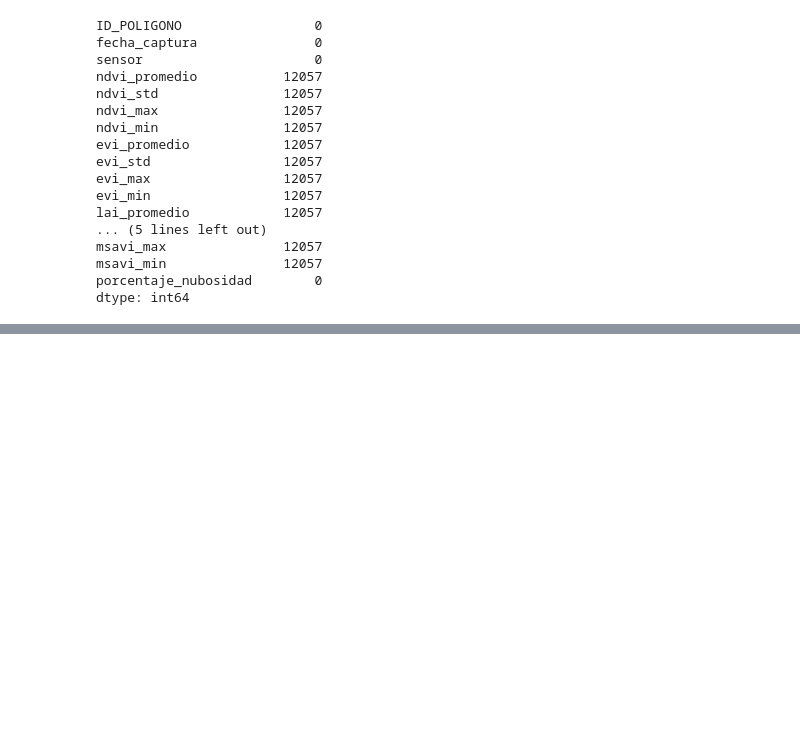
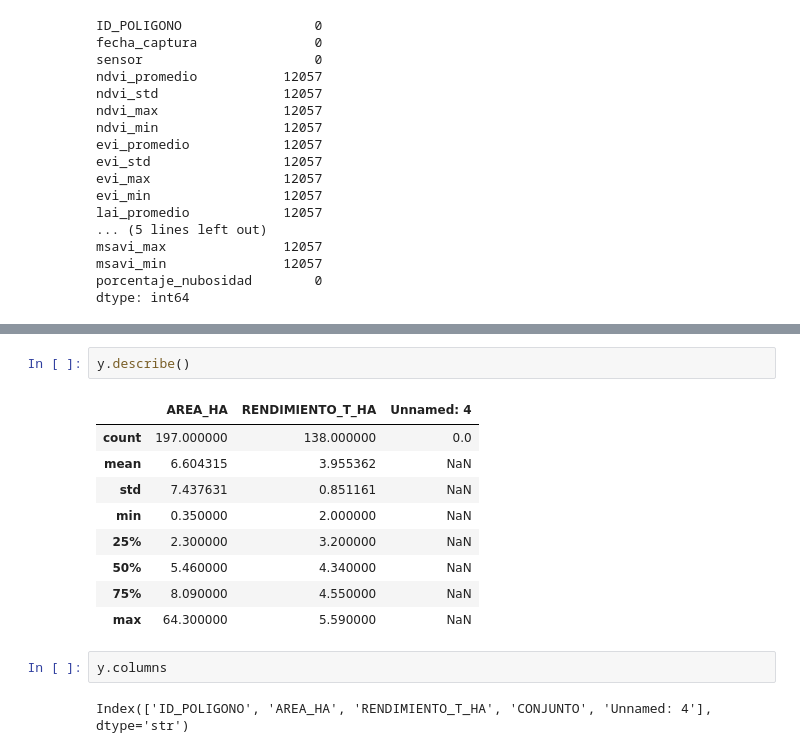
Before and after one commit to gerarsau07/AgroRaices, a Jupyter notebook: exploracion.ipynb, the cells around one changed output, grey strips where cells are left out. Drawn from its saved outputs; the diff is of its cells as text; blank space fills up the shorter version.

```diff
--- a/exploracion.ipynb
+++ b/exploracion.ipynb
@@ -124,0 +138,16 @@ dtype: int64
+# %%
+y.describe()
+# %% [output]
+|  | AREA_HA | RENDIMIENTO_T_HA | Unnamed: 4 |
+| count | 197.000000 | 138.000000 | 0.0 |
+| mean | 6.604315 | 3.955362 | NaN |
+| std | 7.437631 | 0.851161 | NaN |
+| min | 0.350000 | 2.000000 | NaN |
+| 25% | 2.300000 | 3.200000 | NaN |
+| 50% | 5.460000 | 4.340000 | NaN |
+| 75% | 8.090000 | 4.550000 | NaN |
+| max | 64.300000 | 5.590000 | NaN |
+# %%
+y.columns
+# %% [output]
+Index(['ID_POLIGONO', 'AREA_HA', 'RENDIMIENTO_T_HA', 'CONJUNTO', 'Unnamed: 4'], dtype='str')
```
Also changed, not shown: parts of 3 cells of this notebook, 1 other file.
